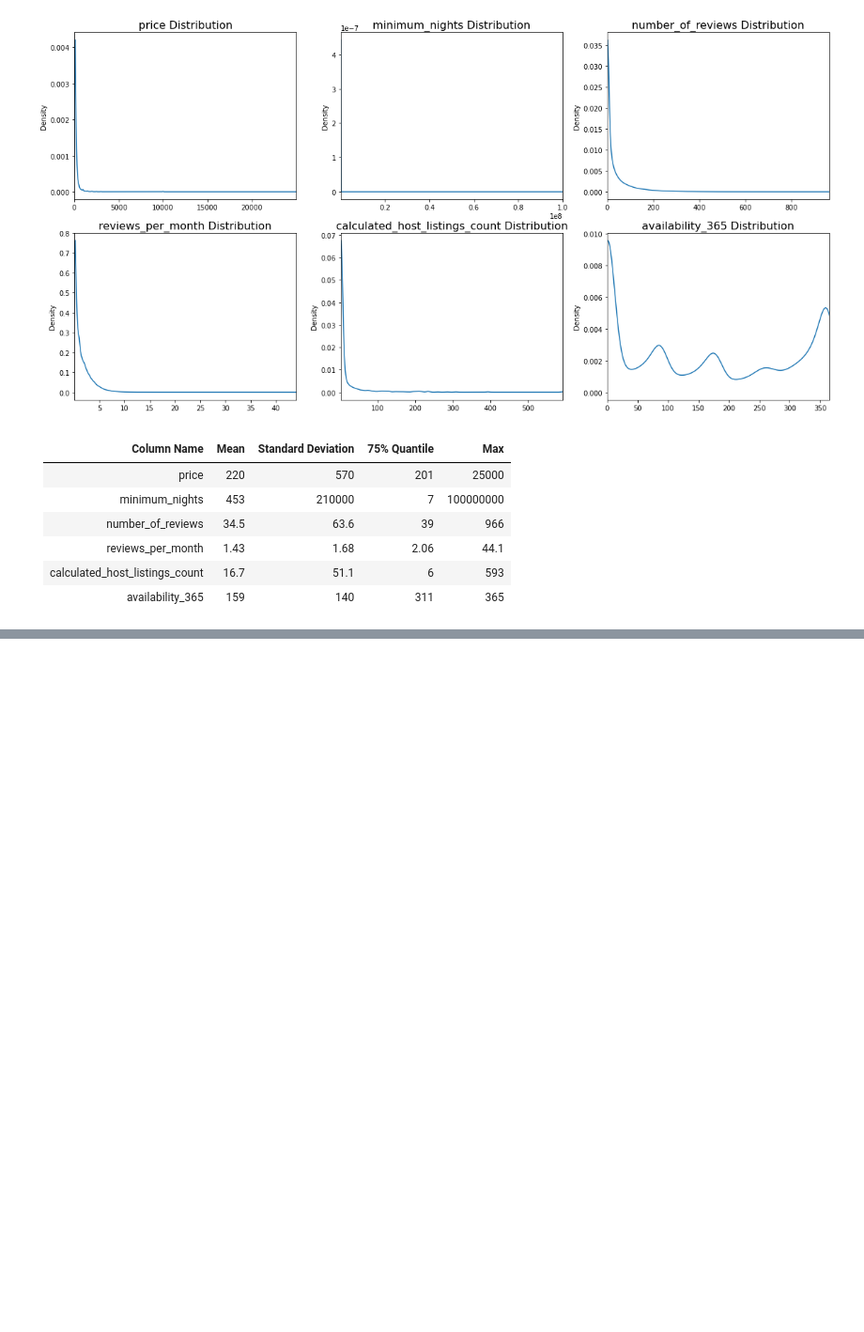
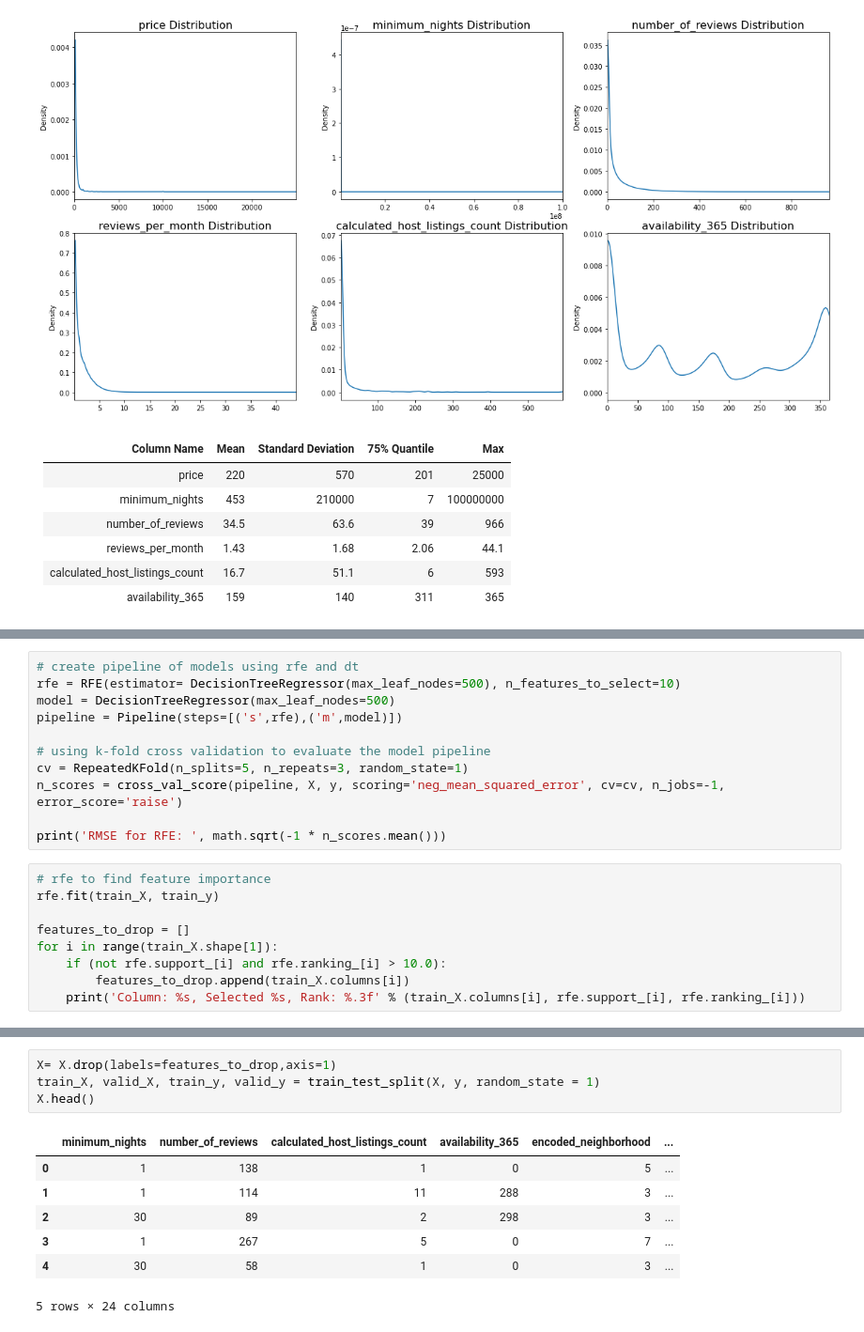
Before and after one commit to samiraafreen/airbnb, a Jupyter notebook: FinalProjectWriteup.ipynb, the cells around one changed output, grey strips where cells are left out. Shown at 94% size. Drawn from its saved outputs; the diff is of its cells as text; blank space fills up the shorter version.

```diff
--- a/FinalProjectWriteup.ipynb
+++ b/FinalProjectWriteup.ipynb
@@ -355,0 +333,20 @@ TypeError: '(array([ True,  True,  True, ...,  True, False,  True]), slice(None,
+# %%
+# create pipeline of models using rfe and dt
+rfe = RFE(estimator= DecisionTreeRegressor(max_leaf_nodes=500), n_features_to_select=10)
+model = DecisionTreeRegressor(max_leaf_nodes=500)
+pipeline = Pipeline(steps=[('s',rfe),('m',model)])
+
+# using k-fold cross validation to evaluate the model pipeline
+cv = RepeatedKFold(n_splits=5, n_repeats=3, random_state=1)
+n_scores = cross_val_score(pipeline, X, y, scoring='neg_mean_squared_error', cv=cv, n_jobs=-1, error_score='raise')
+
+print('RMSE for RFE: ', math.sqrt(-1 * n_scores.mean()))
+# %%
+# rfe to find feature importance
+rfe.fit(train_X, train_y)
+
+features_to_drop = []
+for i in range(train_X.shape[1]):
+    if (not rfe.support_[i] and rfe.ranking_[i] > 10.0):
+        features_to_drop.append(train_X.columns[i])
+    print('Column: %s, Selected %s, Rank: %.3f' % (train_X.columns[i], rfe.support_[i], rfe.ranking_[i]))
@@ -355,0 +371,12 @@ TypeError: '(array([ True,  True,  True, ...,  True, False,  True]), slice(None,
+# %%
+X= X.drop(labels=features_to_drop,axis=1)
+train_X, valid_X, train_y, valid_y = train_test_split(X, y, random_state = 1)
+X.head()
+# %% [output]
+|  | minimum_nights | number_of_reviews | calculated_host_listings_count | availability_365 | encoded_neighborhood | ... |
+| 0 | 1 | 138 | 1 | 0 | 5 | ... |
+| 1 | 1 | 114 | 11 | 288 | 3 | ... |
+| 2 | 30 | 89 | 2 | 298 | 3 | ... |
+| 3 | 1 | 267 | 5 | 0 | 7 | ... |
+| 4 | 30 | 58 | 1 | 0 | 3 | ... |
+5 rows × 24 columns
```
Also changed, not shown: parts of 61 cells of this notebook, 2 other files.
